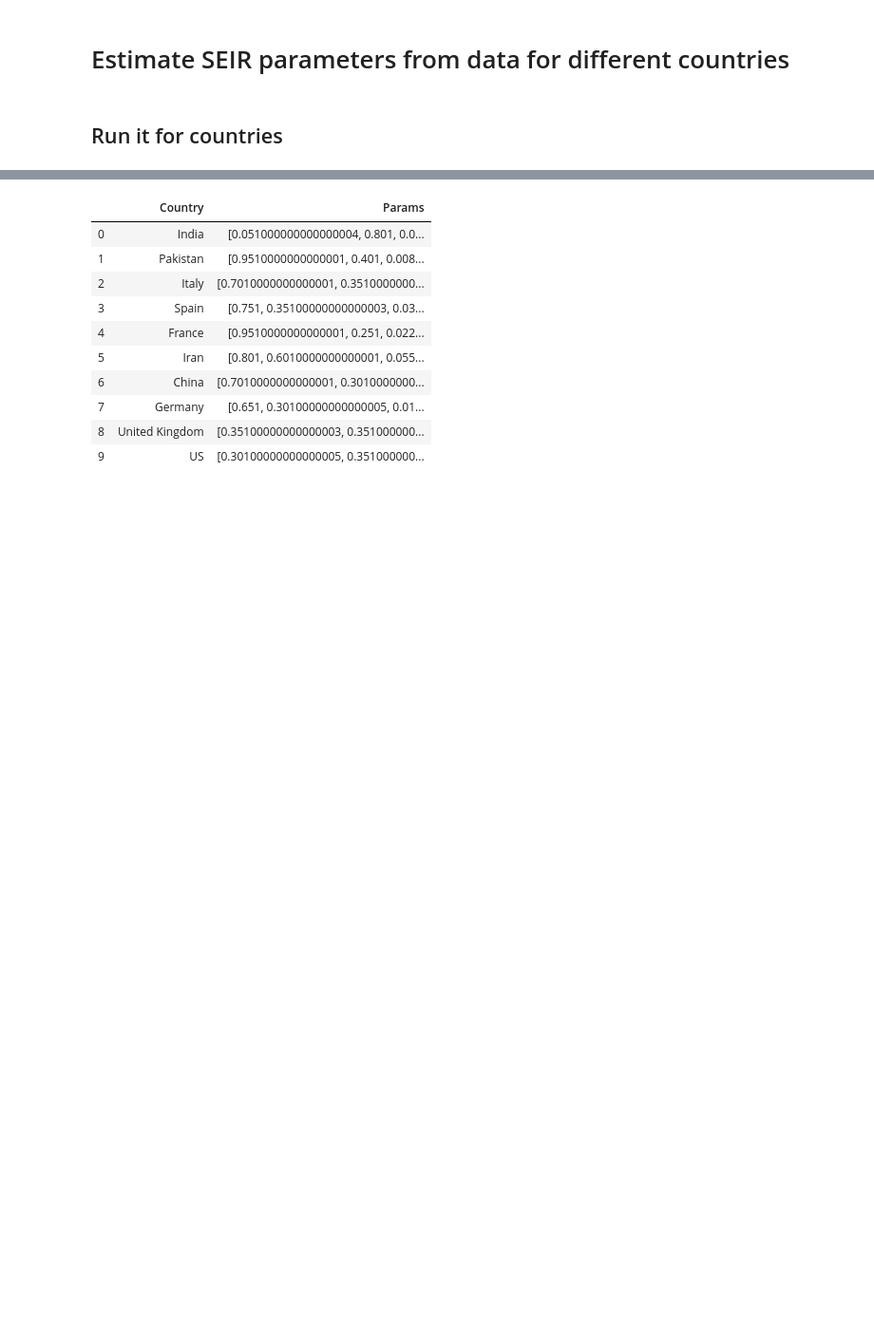
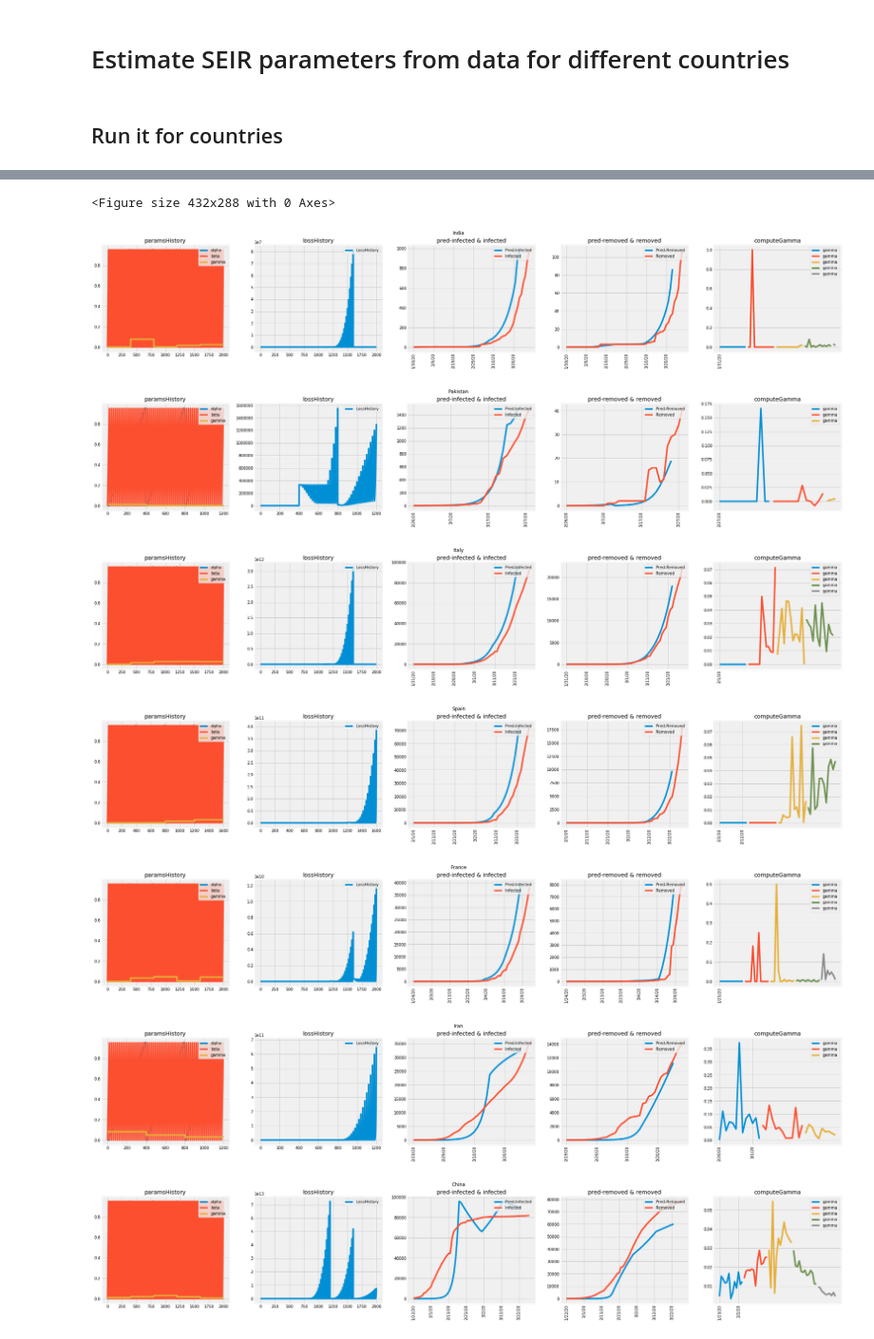
Before and after one commit to baladutt/modeling-epidemics-COVID-19, a Jupyter notebook: Estimate-SEIR-Parameters.ipynb, the cells around one changed output, grey strips where cells are left out. Shown: that part at 95% size. Saved outputs shown, nothing was run; the diff lists cells and outputs as text; code cells hidden in the pictures; blank space fills up the shorter version.

Commit message:
implemented multi step SIER model

```diff
--- a/Estimate-SEIR-Parameters.ipynb
+++ b/Estimate-SEIR-Parameters.ipynb
@@ -12,11 +12,15 @@ pyplot.style.use("fivethirtyeight")# for pretty graphs
 pyplot.rcParams['figure.figsize'] = 8, 15
 # %%
 %run ./SEIR.ipynb
-def predictValues(alpha, beta, gamma, nSteps, N):
-    init_vals = N-1, 1, 0, 0
+def predictValues(alpha, beta, gamma, nSteps, N, S_E_I_R_values):
+    if(S_E_I_R_values is not None):
+        init_vals = S_E_I_R_values
+    else:
+        init_vals = N-1, 1, 0, 0
     params = alpha, beta, gamma
 
     t = np.arange(nSteps)
+#     print('t value is ::: ', t)
     results = population_seir_model(init_vals, params, t, N)
     return results
 # %%
@@ -70,7 +74,7 @@ def estimateParameters(infected, removed, N, axs):
     for alpha in alphaSpace:
         for beta in betaSpace:
 #             for gamma in gammaSpace:
-            yhat = (predictValues(alpha, beta, gamma, nSteps, N))
+            yhat = (predictValues(alpha, beta, gamma, nSteps, N, None))
             loss = computeLoss(yhat, infected, removed)
             if(loss < minLoss) or (minLoss == -1):
                 minLoss = loss
@@ -150,14 +232,31 @@ paramsResultDf = paramsResultDf.append({'Country': "US" , 'Params': params_us},
 # %%
 display(paramsResultDf)
-# %% [output]
-|  | Country | Params |
-| 0 | India | [0.051000000000000004, 0.801, 0.0... |
-| 1 | Pakistan | [0.9510000000000001, 0.401, 0.008... |
-| 2 | Italy | [0.7010000000000001, 0.3510000000... |
-| 3 | Spain | [0.751, 0.35100000000000003, 0.03... |
-| 4 | France | [0.9510000000000001, 0.251, 0.022... |
-| 5 | Iran | [0.801, 0.6010000000000001, 0.055... |
-| 6 | China | [0.7010000000000001, 0.3010000000... |
-| 7 | Germany | [0.651, 0.30100000000000005, 0.01... |
-| 8 | United Kingdom | [0.35100000000000003, 0.351000000... |
-| 9 | US | [0.30100000000000005, 0.351000000... |
+# %%
+pyplot.figure(1)
+paramsResultDf = DataFrame({'Country': [], 'Params': []})
+
+for country in countries:
+    fig, axs = pyplot.subplots(1,5)
+    fig.set_size_inches(30, 5)
+    fig.suptitle(country)
+    N = int(populationDf [populationDf['Country']==country]['Population'])
+    confirmedTSDf = confirmedDf.loc[confirmedDf["Country/Region"] == country].sum().T[4:]
+    recoveredTSDf = recoveredDf.loc[recoveredDf["Country/Region"] == country].sum().T[4:]
+    deathsTSDf = deathsDf.loc[deathsDf["Country/Region"] == country].sum().T[4:]
+    params = estimateMultiStepSierParams(confirmedTSDf, (recoveredTSDf+deathsTSDf), N, axs, 14)
+    paramsResultDf = paramsResultDf.append({'Country': country , 'Params': params}, ignore_index=True)
+
+fig, axs = pyplot.subplots(1,5)
+fig.set_size_inches(18.5, 5)
+N = int(populationDf [populationDf['Country']=='United States']['Population'])
+params_us = estimateMultiStepSierParams(total_infected_us_timeseries, total_removed_us_timeseries, N, axs, 14)
+paramsResultDf = paramsResultDf.append({'Country': "US" , 'Params': params_us}, ignore_index=True)
+# %% [output]
+<Figure size 432x288 with 0 Axes>
+[figure, added]
+[figure, added]
+[figure, added]
+[figure, added]
+[figure, added]
+[figure, added]
+[figure, added]
```
Also changed, not shown: parts of 5 cells of this notebook.
